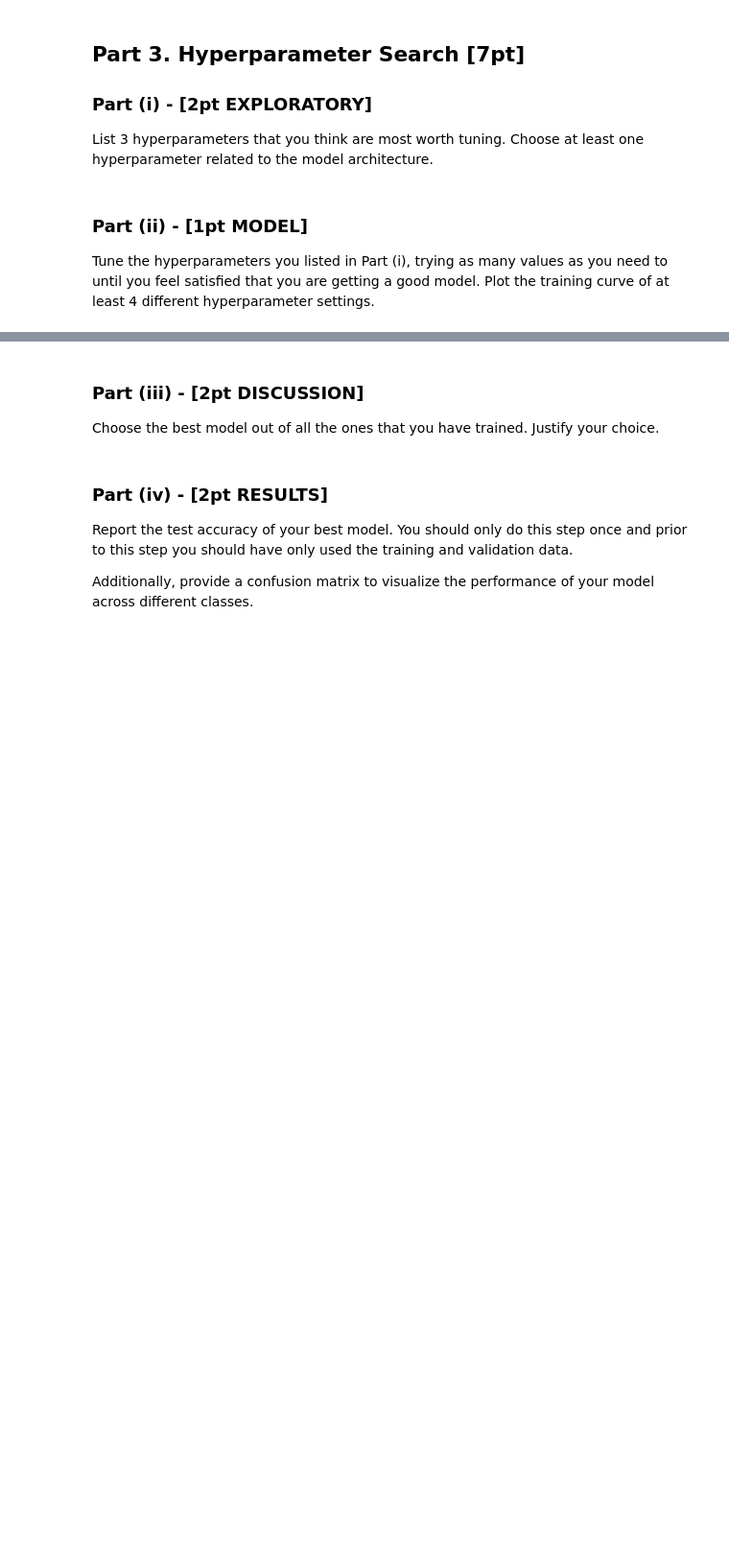
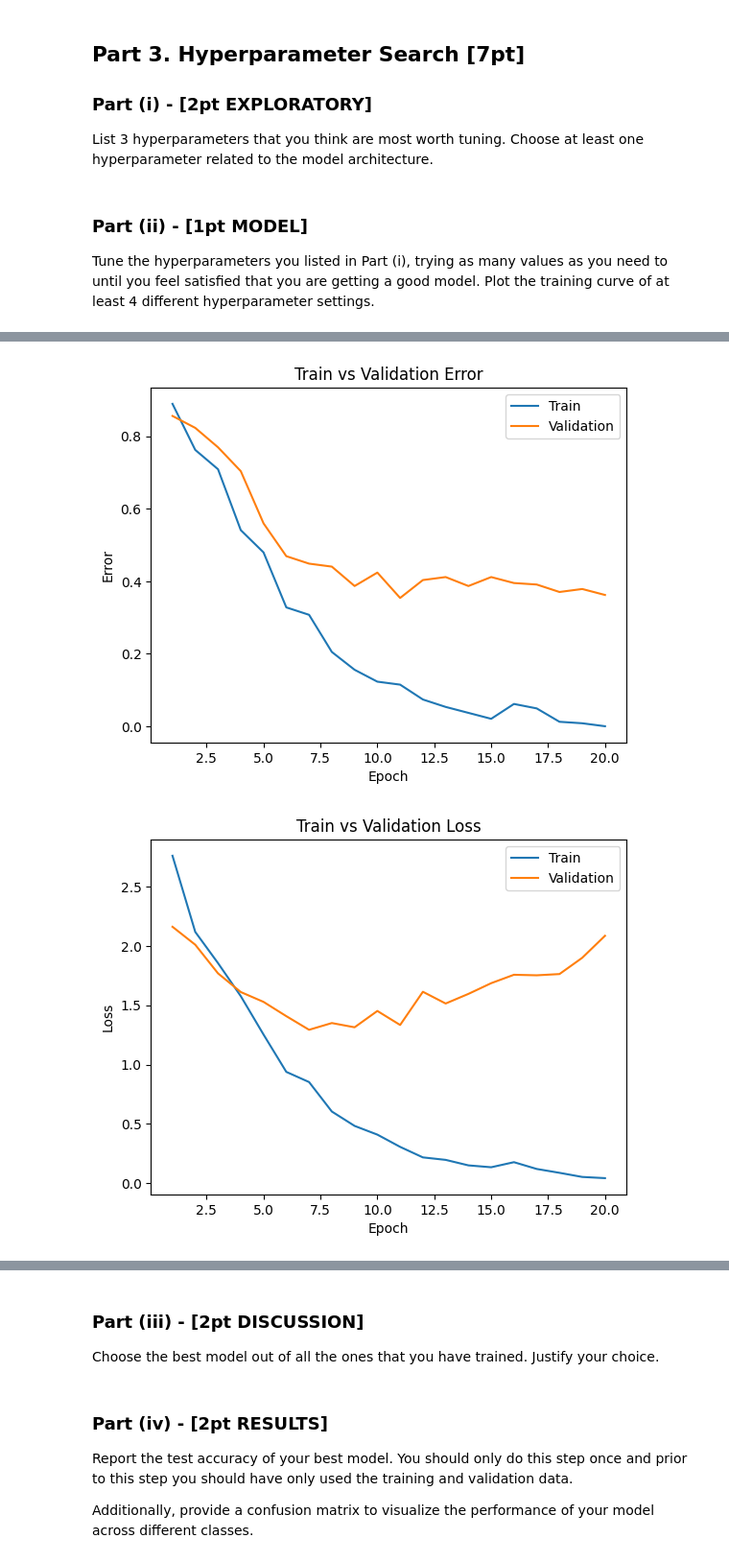
Before and after one commit to Fulankeee/MIE1517-Project-2, a Jupyter notebook: A2.ipynb, the cells around one changed output, grey strips where cells are left out. Shown at 96% size. Cells and saved outputs as stored; diff of their text form; code cells hidden in the pictures; blank space fills up the shorter version.

```diff
--- a/A2.ipynb
+++ b/A2.ipynb
@@ -559,0 +654,6 @@ that you are getting a good model. Plot the training curve of at least 4 differe
+# %%
+model_name3 = get_model_name("CNN", batch_size=32, learning_rate=0.01, epoch=19)
+plot_training_curve(model_name3)
+# %% [output]
+[figure, added]
+[figure, added]
```
Also changed, not shown: parts of 35 cells of this notebook.
